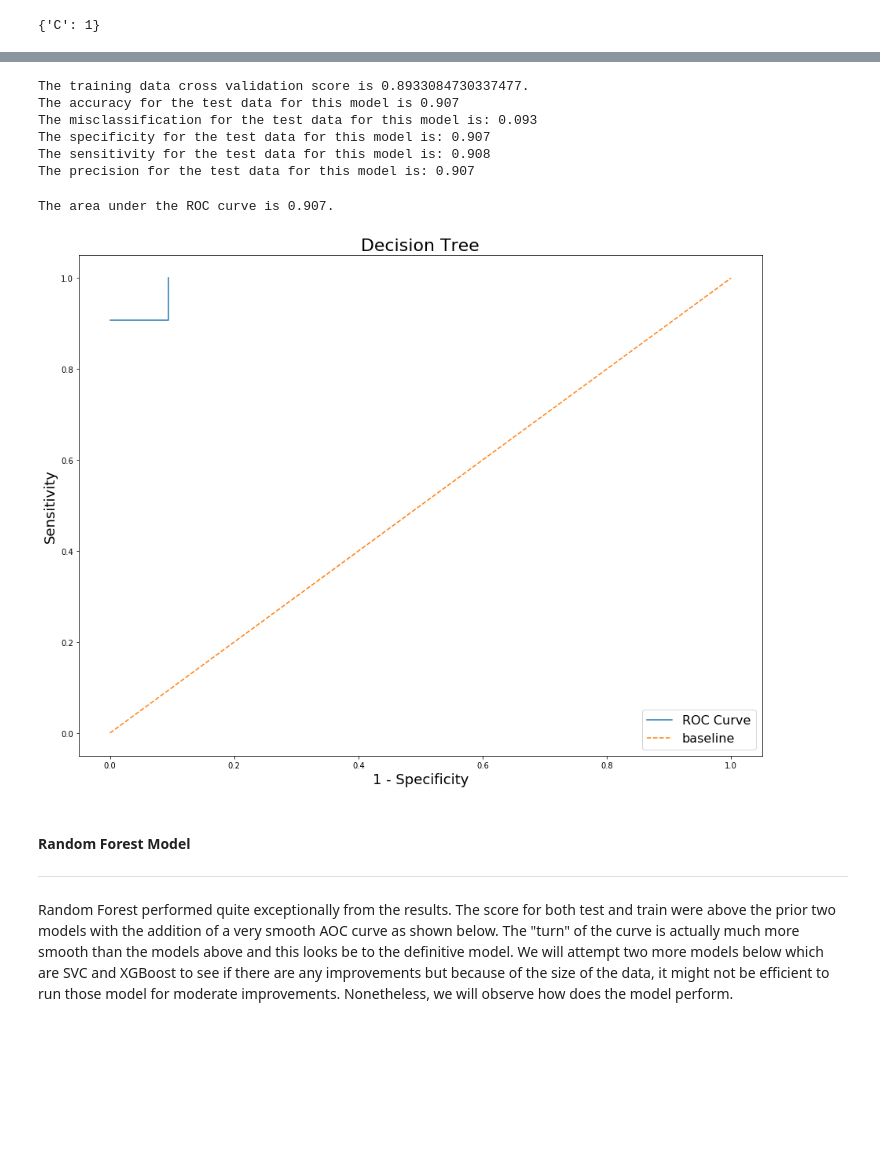
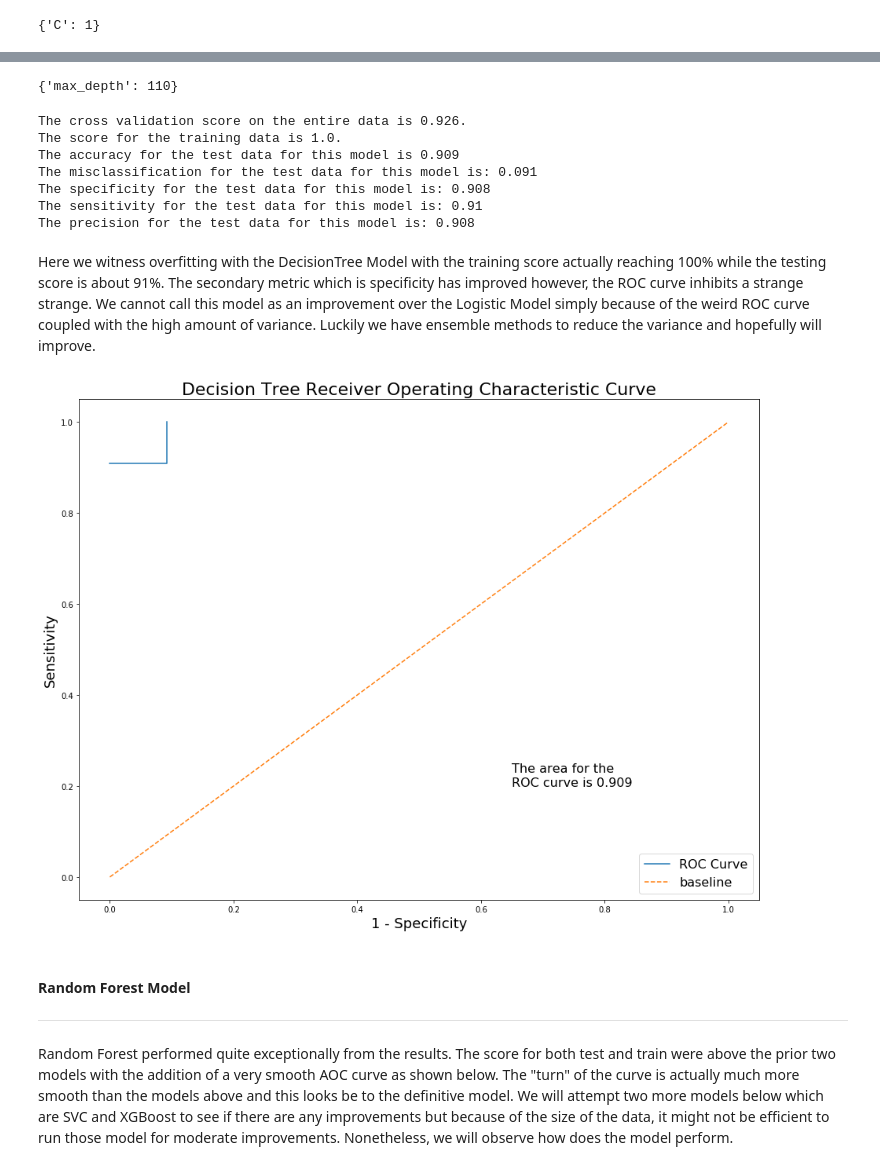
Before and after one commit to Tempyst/League-of-Legends, a Jupyter notebook: code/League of Legends.ipynb, the cells around one changed output, grey strips where cells are left out. Saved outputs shown, nothing was run; the diff lists cells and outputs as text; code cells hidden in the pictures; blank space fills up the shorter version.

```diff
--- a/code/League of Legends.ipynb
+++ b/code/League of Legends.ipynb
@@ -606,5 +640,5 @@ plt.tight_layout()
 # %%
-km = KMeans(n_clusters=7)
+km = KMeans(n_clusters=4, random_state = random_state, n_jobs = -1)
 km.fit(sc_kda_dom)
 # %% [output]
 KMeans(algorithm='auto', copy_x=True, init='k-means++', max_iter=300,
@@ -664,7 +696,7 @@ def metrics(y_true, y_pred, model, X_test):
 # %% [markdown]
 The function below is taken from our third project, The Reddit Forum Analysis, which was borrowed from our lecture. This function's primary output is generating the Receiver Operating Characteristic curve which shows the relationship between senstivity and 1-specificity. We want to observe the this curve because it tells us how our model performed based on the shape of the curve. The absolute ideal shape is a right angle forming at the upper left corner of the graph with an area of 1.
 # %%
-def roc(model_prob, X_test, y_test, y_pred, name_of_chart):
+def roc(model_prob, X_test, y_test, y_pred, name_of_chart, filename):
     # code for this graph is from GA DSI Lecture 4.04
     model_prob = [i[1] for i in model_prob.predict_proba(X_test)]
     model_pred_df = pd.DataFrame({'true_values': y_test,
@@ -713,14 +745,12 @@ def roc(model_prob, X_test, y_test, y_pred, name_of_chart):
     plt.title(name_of_chart, fontsize=22)
     plt.ylabel('Sensitivity', fontsize=18)
     plt.xlabel('1 - Specificity', fontsize=18)
-
+    plt.text(.65, .2, f'The area for the\nROC curve is {round(roc_auc_score(y_test, y_pred), 3)}', fontsize = 16)
 
     plt.legend(fontsize=16)
 
     plt.tight_layout()
-#     plt.savefig(f'../graphs/{str(filename)}.png'); #saves the
-
-    print(f'The area under the ROC curve is {round(roc_auc_score(y_test, y_pred), 3)}.')
+    plt.savefig(f'../graphs/{filename}.png'); # saves the graph as a png file
 # %%
 # for the features, we are dropping game mode, players without lane declaration, and death_kda
 X = players_new.drop(columns = ['victory', 'game_mode', 'lane_NONE', 'death_kda'])
@@ -753,9 +785,9 @@ gs_lr.best_params_
 # %% [output]
 {'C': 1}
 # %%
-lr = LogisticRegression(C = 1)
+lr = LogisticRegression()
 lr.fit(X_train, y_train)
 y_pred_lr = lr.predict(X_test)
-print(f'The training data cross validation score is {cross_val_score(lr, X_train, y_train, cv = 5).mean()}.')
-metrics(y_test, y_pred_lr, lr, X_test)
+
+metrics(y_test, y_pred_lr, lr)
 # %% [output]
@@ -777,31 +811,32 @@ The next model attempt is the Decision Tree Model. From the looks of the score b
 # %%
-dt_params = {'max_depth': [110],
-             'min_samples_split': [2],
-             'min_samples_leaf': [1]}
-
+# Running GridSearch to find the best parameters for DecisionTree Model. The search found that everything should be default
+# besdies max_depth which should be at 110.
+dt_params = {'max_depth': [110]}
 gs_dt = GridSearchCV(dt, param_grid = dt_params, cv = 5, n_jobs = -1)
 gs_dt.fit(X_train, y_train)
 gs_dt.best_params_
+# %% [output]
+{'max_depth': 110}
 # %%
-dt = DecisionTreeClassifier(max_depth=110)
+dt = DecisionTreeClassifier(max_depth=110, random_state=random_state)
 dt.fit(X_train, y_train)
-
 y_pred_dt = dt.predict(X_test)
 
-print(f'The training data cross validation score is {cross_val_score(dt, X_train, y_train, cv = 5).mean()}.')
-metrics(y_test, y_pred_dt, dt, X_test)
+metrics(y_test, y_pred_dt, dt)
 # %% [output]
-The training data cross validation score is 0.8933084730337477.
-The accuracy for the test data for this model is 0.907
-The misclassification for the test data for this model is: 0.093
-The specificity for the test data for this model is: 0.907
-The sensitivity for the test data for this model is: 0.908
-The precision for the test data for this model is: 0.907
+The cross validation score on the entire data is 0.926.
+The score for the training data is 1.0.
+The accuracy for the test data for this model is 0.909
+The misclassification for the test data for this model is: 0.091
+The specificity for the test data for this model is: 0.908
+The sensitivity for the test data for this model is: 0.91
+The precision for the test data for this model is: 0.908
+# %% [markdown]
+Here we witness overfitting with the DecisionTree Model with the training score actually reaching 100% while the testing score is about 91%. The secondary metric which is specificity has improved however, the ROC curve inhibits a strange strange. We cannot call this model as an improvement over the Logistic Model simply because of the weird ROC curve coupled with the high amount of variance. Luckily we have ensemble methods to reduce the variance and hopefully will improve.
 # %%
-roc(dt, X_test, y_test, y_pred_dt, 'Decision Tree')
+roc(dt, X_test, y_test, y_pred_dt, 'Decision Tree Receiver Operating Characteristic Curve', 'DecisionTree ROC')
 # %% [output]
-The area under the ROC curve is 0.907.
-[figure, old version]
+[figure, new version]
 # %% [markdown]
 #### Random Forest Model
 ---
```
Also changed, not shown: parts of 48 cells of this notebook, 24 other files.
